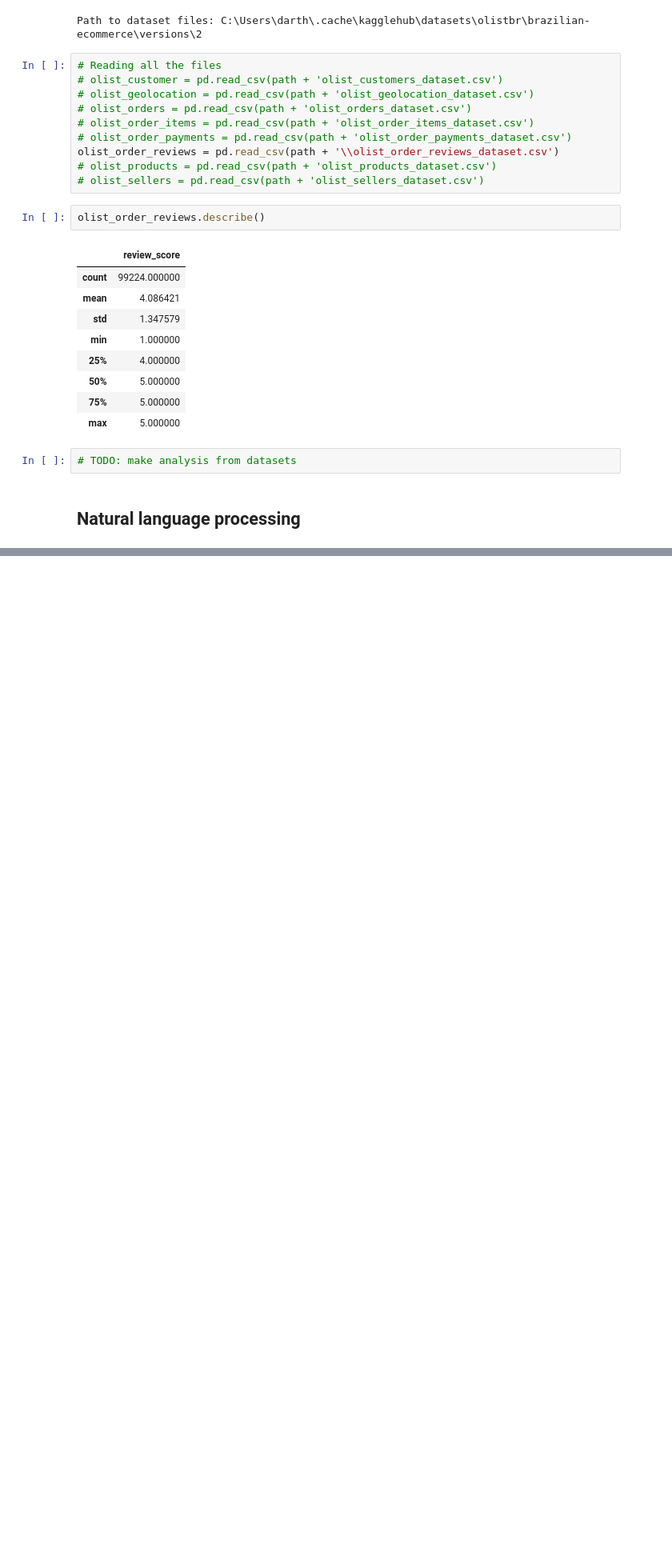
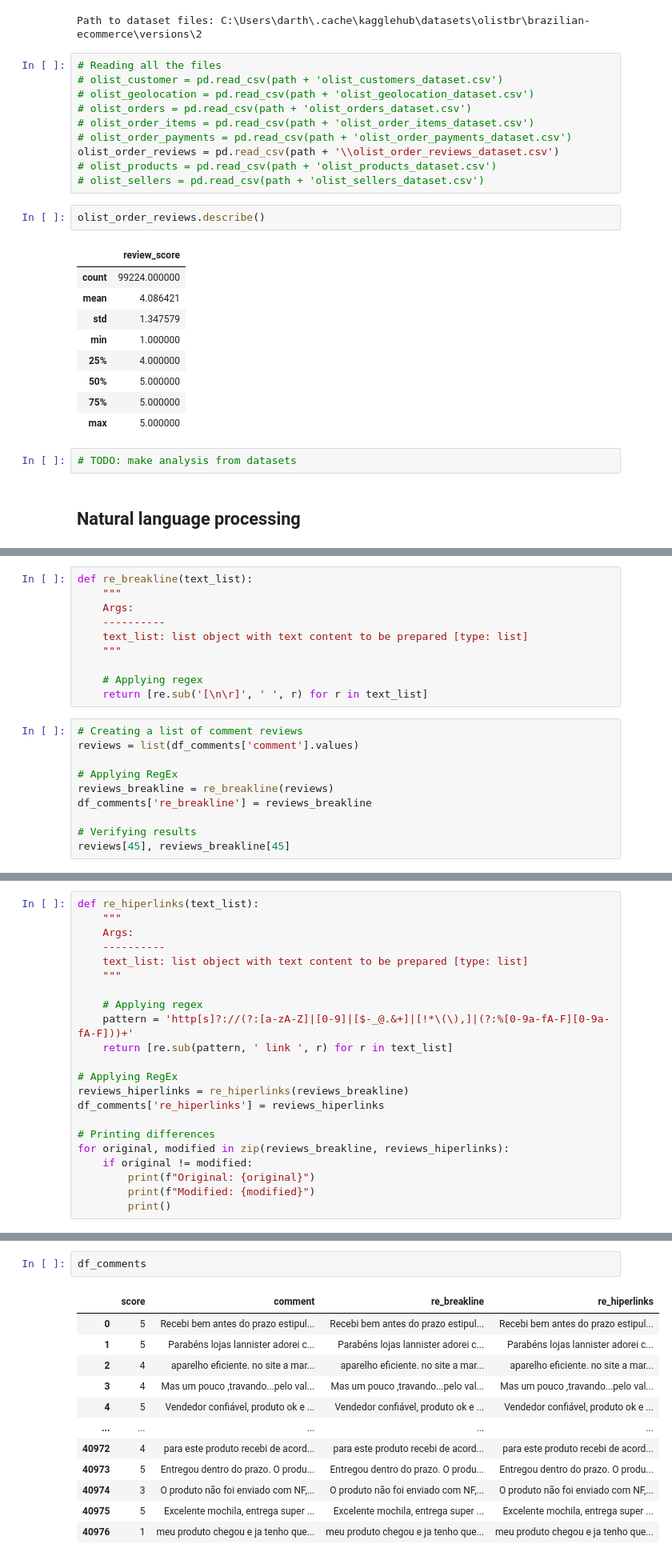
Before and after one commit to IvonLuiz/brazilian-e-commerce-nlp-deep-learning, a Jupyter notebook: e-commerce_nlp.ipynb, the cells around one changed output, grey strips where cells are left out. Shown: that part at 80% size. Cells and saved outputs as stored; diff of their text form; blank space fills up the shorter version.

```diff
--- a/e-commerce_nlp.ipynb
+++ b/e-commerce_nlp.ipynb
@@ -115,0 +110,20 @@ Dataset shape: (40977, 2)
+# %%
+def re_breakline(text_list):
+    """
+    Args:
+    ----------
+    text_list: list object with text content to be prepared [type: list]
+    """
+
+    # Applying regex
+    return [re.sub('[\n\r]', ' ', r) for r in text_list]
+# %%
+# Creating a list of comment reviews
+reviews = list(df_comments['comment'].values)
+
+# Applying RegEx
+reviews_breakline = re_breakline(reviews)
+df_comments['re_breakline'] = reviews_breakline
+
+# Verifying results
+reviews[45], reviews_breakline[45]
@@ -115,0 +135,22 @@ Dataset shape: (40977, 2)
+# %%
+def re_hiperlinks(text_list):
+    """
+    Args:
+    ----------
+    text_list: list object with text content to be prepared [type: list]
+    """
+
+    # Applying regex
+    pattern = 'http[s]?://(?:[a-zA-Z]|[0-9]|[$-_@.&+]|[!*\(\),]|(?:%[0-9a-fA-F][0-9a-fA-F]))+'
+    return [re.sub(pattern, ' link ', r) for r in text_list]
+
+# Applying RegEx
+reviews_hiperlinks = re_hiperlinks(reviews_breakline)
+df_comments['re_hiperlinks'] = reviews_hiperlinks
+
+# Printing differences
+for original, modified in zip(reviews_breakline, reviews_hiperlinks):
+    if original != modified:
+        print(f"Original: {original}")
+        print(f"Modified: {modified}")
+        print()
@@ -115,0 +160,15 @@ Dataset shape: (40977, 2)
+# %%
+df_comments
+# %% [output]
+|  | score | comment | re_breakline | re_hiperlinks |
+| 0 | 5 | Recebi bem antes do prazo estipul... | Recebi bem antes do prazo estipul... | Recebi bem antes do prazo estipul... |
+| 1 | 5 | Parabéns lojas lannister adorei c... | Parabéns lojas lannister adorei c... | Parabéns lojas lannister adorei c... |
+| 2 | 4 | aparelho eficiente. no site a mar... | aparelho eficiente. no site a mar... | aparelho eficiente. no site a mar... |
+| 3 | 4 | Mas um pouco ,travando...pelo val... | Mas um pouco ,travando...pelo val... | Mas um pouco ,travando...pelo val... |
+| 4 | 5 | Vendedor confiável, produto ok e ... | Vendedor confiável, produto ok e ... | Vendedor confiável, produto ok e ... |
+| ... | ... | ... | ... | ... |
+| 40972 | 4 | para este produto recebi de acord... | para este produto recebi de acord... | para este produto recebi de acord... |
+| 40973 | 5 | Entregou dentro do prazo. O produ... | Entregou dentro do prazo. O produ... | Entregou dentro do prazo. O produ... |
+| 40974 | 3 | O produto não foi enviado com NF,... | O produto não foi enviado com NF,... | O produto não foi enviado com NF,... |
+| 40975 | 5 | Excelente mochila, entrega super ... | Excelente mochila, entrega super ... | Excelente mochila, entrega super ... |
+| 40976 | 1 | meu produto chegou e ja tenho que... | meu produto chegou e ja tenho que... | meu produto chegou e ja tenho que... |
```
Also changed, not shown: parts of 15 cells of this notebook.
